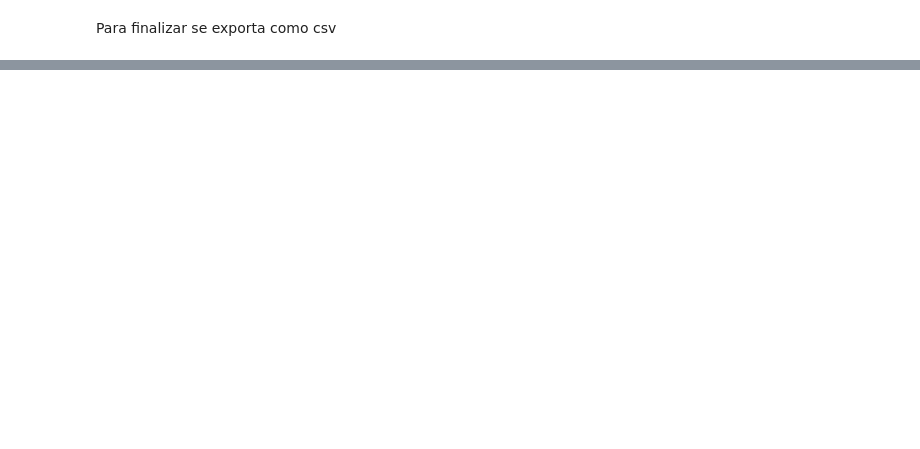
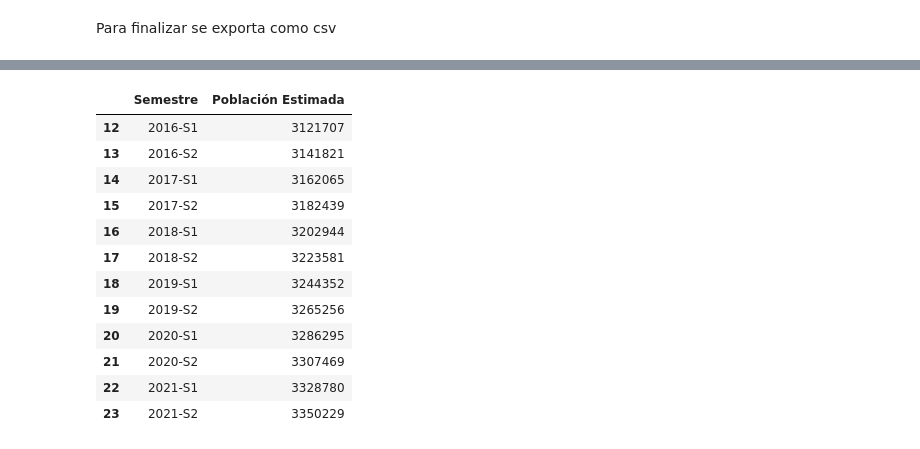
Before and after one commit to williamCastro32/Siniestros_Viales-, a Jupyter notebook: ETL/ETL.ipynb, the cells around one changed output, grey strips where cells are left out. Saved outputs shown, nothing was run; the diff lists cells and outputs as text; code cells hidden in the pictures; blank space fills up the shorter version.

```diff
--- a/ETL/ETL.ipynb
+++ b/ETL/ETL.ipynb
@@ -521,0 +626,20 @@ df_victimas.to_csv('../Datasets/homicidios_victimas_proc.csv')
+# %%
+# Definir los datos iniciales
+poblacion_inicial = 2890151
+poblacion_final = 3121707
+tasa_crecimiento_anual = (poblacion_final / poblacion_inicial) ** (1 / (2022 - 2010)) - 1
+
+# Crear una lista para almacenar los datos de la tabla
+data = []
+
+# Calcular la población estimada por semestre y agregar los datos a la lista
+for year in range(2010, 2023):
+    for semester in range(1, 3):  # 1 para primer semestre, 2 para segundo semestre
+        poblacion_estimada = round(poblacion_inicial * (1 + tasa_crecimiento_anual) ** ((year - 2010) * 2 + semester - 1))
+        data.append([f'{year}-S{semester}', poblacion_estimada])
+
+# Crear el DataFrame a partir de la lista de datos
+df = pd.DataFrame(data, columns=['Semestre', 'Población Estimada'])
+
+# Mostrar el DataFrame
+print(df)
@@ -521,0 +664,19 @@ df_victimas.to_csv('../Datasets/homicidios_victimas_proc.csv')
+# %%
+# Seleccionar los semestres de los años 2016 a 2021
+subset_df = df.loc[df['Semestre'].str[:4].astype(int).between(2016, 2021)]
+# %%
+subset_df
+# %% [output]
+|  | Semestre | Población Estimada |
+| 12 | 2016-S1 | 3121707 |
+| 13 | 2016-S2 | 3141821 |
+| 14 | 2017-S1 | 3162065 |
+| 15 | 2017-S2 | 3182439 |
+| 16 | 2018-S1 | 3202944 |
+| 17 | 2018-S2 | 3223581 |
+| 18 | 2019-S1 | 3244352 |
+| 19 | 2019-S2 | 3265256 |
+| 20 | 2020-S1 | 3286295 |
+| 21 | 2020-S2 | 3307469 |
+| 22 | 2021-S1 | 3328780 |
+| 23 | 2021-S2 | 3350229 |
```
Also changed, not shown: parts of 33 cells of this notebook, 11 other files.
